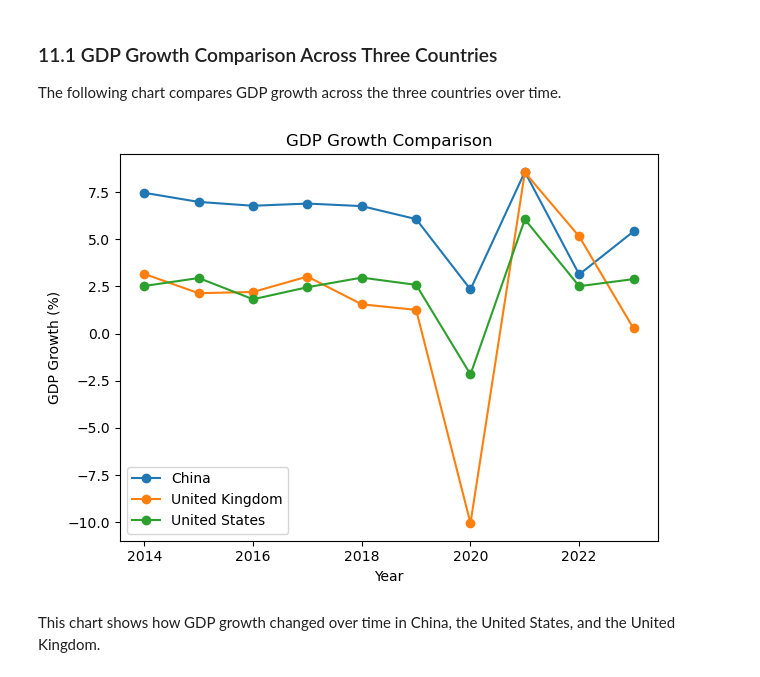
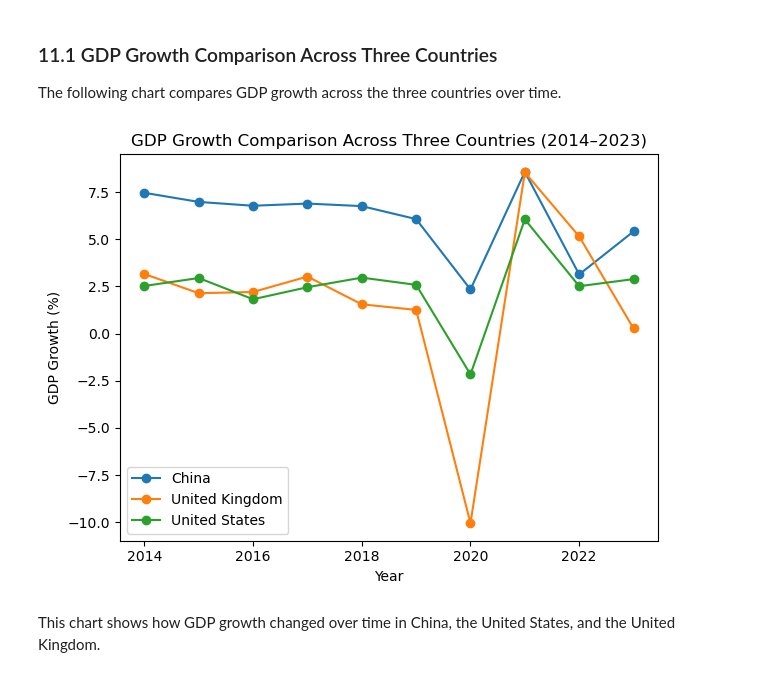
Before and after one commit to 3545935202-sketch/acc102-worldbank-economic-comparison, a Jupyter notebook: worldbank_economic_comparison.ipynb, the cells around one changed output. Saved outputs shown, nothing was run; the diff lists cells and outputs as text; code cells hidden in the pictures.

```diff
--- a/worldbank_economic_comparison.ipynb
+++ b/worldbank_economic_comparison.ipynb
@@ -93,7 +93,7 @@ Country Code     5
 2023 [YR2023]    5
 dtype: int64
 # %%
-year_cols = [col for col in df.columns if '[YR' in col]
+year_cols = [col for col in df.columns if 'YR' in col]
 id_cols = ['Series Name', 'Series Code', 'Country Name', 'Country Code']
 
 df_long = df.melt(
@@ -142,5 +141,19 @@ Data columns (total 6 columns):
 dtypes: float64(1), int64(1), object(4)
 memory usage: 4.9+ KB
 # %%
-df_long['Series Name'].unique()
+df_clean = df_long.pivot_table(
+    index=['Country Name', 'Country Code', 'Year'],
+    columns='Series Name',
+    values='Value'
+).reset_index()
+
+df_clean.columns.name = None
+
+df_clean = df_clean.rename(columns={
+    'GDP growth (annual %)': 'GDP_growth',
+    'Inflation, consumer prices (annual %)': 'Inflation',
+    'Unemployment, total (% of total labor force) (modeled ILO estimate)': 'Unemployment'
+})
+
+df_clean.head()
 # %% [output]
@@ -252,20 +244,18 @@ The table above shows the average unemployment rate for each country over the se
 
 The following chart compares GDP growth across the three countries over time.
 # %%
-import matplotlib.pyplot as plt
-
 for country in df_clean['Country Name'].unique():
     temp = df_clean[df_clean['Country Name'] == country]
     plt.plot(temp['Year'], temp['GDP_growth'], marker='o', label=country)
 
-plt.title('GDP Growth Comparison')
+plt.title('GDP Growth Comparison Across Three Countries (2014–2023)')
 plt.xlabel('Year')
 plt.ylabel('GDP Growth (%)')
 plt.legend()
 plt.tight_layout()
 plt.show()
 # %% [output]
-[figure, old version]
+[figure, new version]
 # %% [markdown]
 This chart shows how GDP growth changed over time in China, the United States, and the United Kingdom.
 # %% [markdown]
```
Also changed, not shown: parts of 16 cells of this notebook.
